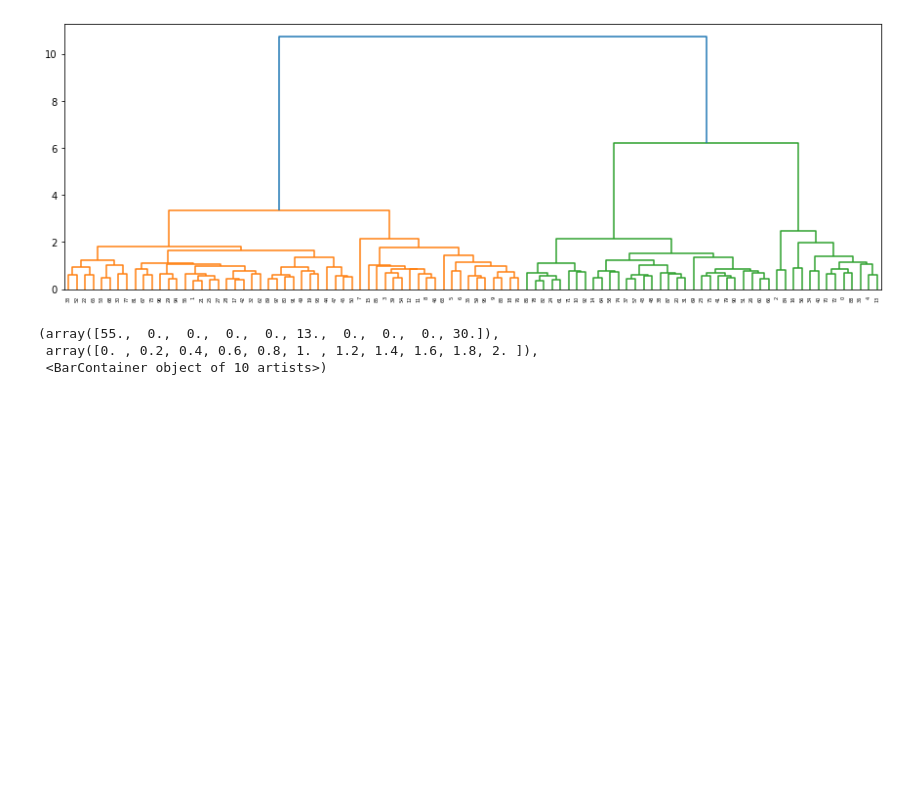
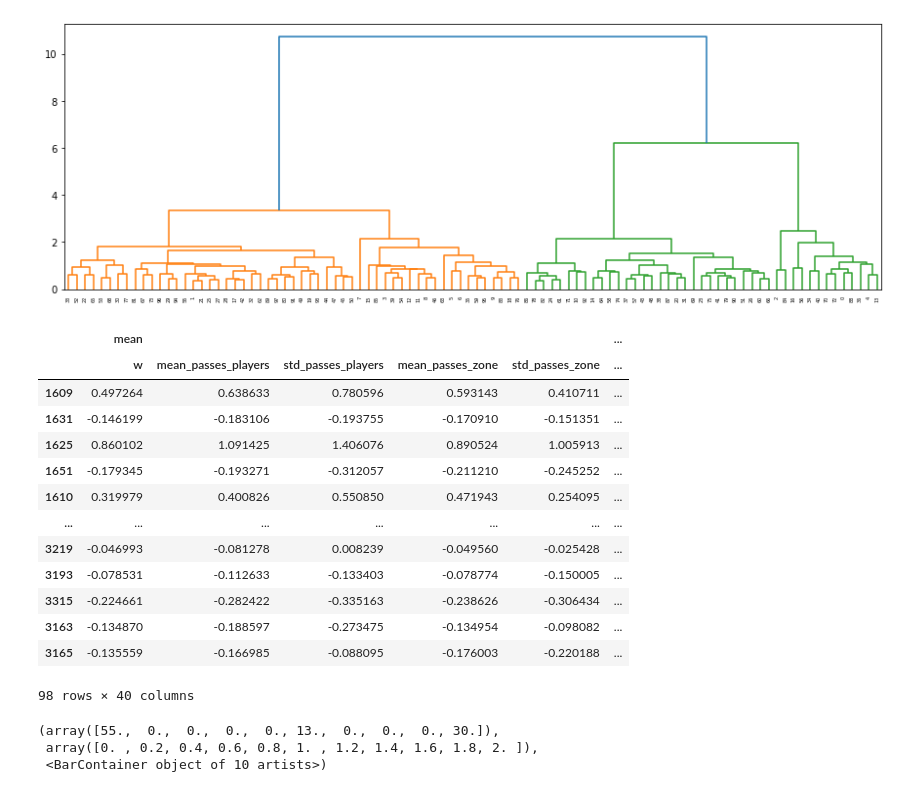
Before and after one commit to arifmoh2/thesis_soccer, a Jupyter notebook: notebooks/12_deeper_look_clustering_Kmeans_playstyles.ipynb, the cells around one changed output. Drawn from its saved outputs; the diff is of its cells as text; code cells hidden in the pictures; blank space fills up the shorter version.

```diff
--- a/notebooks/12_deeper_look_clustering_Kmeans_playstyles.ipynb
+++ b/notebooks/12_deeper_look_clustering_Kmeans_playstyles.ipynb
@@ -460,6 +466,23 @@ model.fit(scaled_data)
 plot_dendrogram(model)
 # %% [output]
 [figure]
+# %%
+scaled_data
+# %% [output]
+|  | mean |  |  |  |  | ... |
+|  | w | mean_passes_players | std_passes_players | mean_passes_zone | std_passes_zone | ... |
+| 1609 | 0.497264 | 0.638633 | 0.780596 | 0.593143 | 0.410711 | ... |
+| 1631 | -0.146199 | -0.183106 | -0.193755 | -0.170910 | -0.151351 | ... |
+| 1625 | 0.860102 | 1.091425 | 1.406076 | 0.890524 | 1.005913 | ... |
+| 1651 | -0.179345 | -0.193271 | -0.312057 | -0.211210 | -0.245252 | ... |
+| 1610 | 0.319979 | 0.400826 | 0.550850 | 0.471943 | 0.254095 | ... |
+| ... | ... | ... | ... | ... | ... | ... |
+| 3219 | -0.046993 | -0.081278 | 0.008239 | -0.049560 | -0.025428 | ... |
+| 3193 | -0.078531 | -0.112633 | -0.133403 | -0.078774 | -0.150005 | ... |
+| 3315 | -0.224661 | -0.282422 | -0.335163 | -0.238626 | -0.306434 | ... |
+| 3163 | -0.134870 | -0.188597 | -0.273475 | -0.134954 | -0.098082 | ... |
+| 3165 | -0.135559 | -0.166985 | -0.088095 | -0.176003 | -0.220188 | ... |
+98 rows × 40 columns
 # %%
 plt.hist(model.labels_)
 # %% [output]
```
Also changed, not shown: parts of 5 cells of this notebook, 1 other file.
